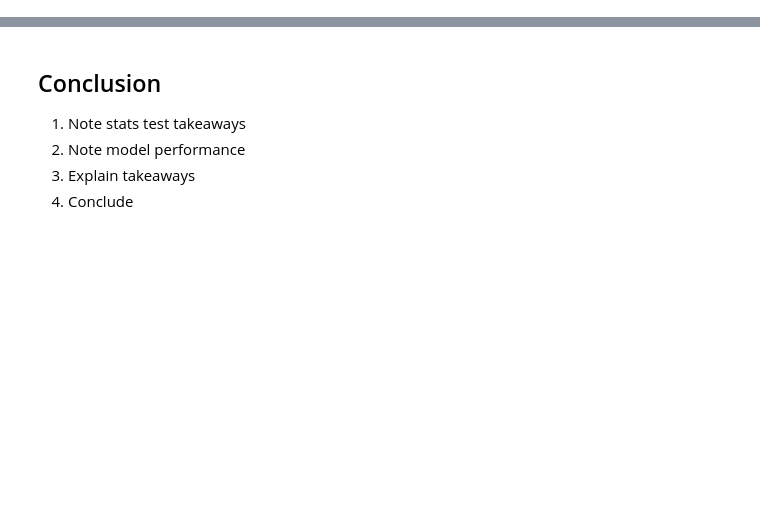
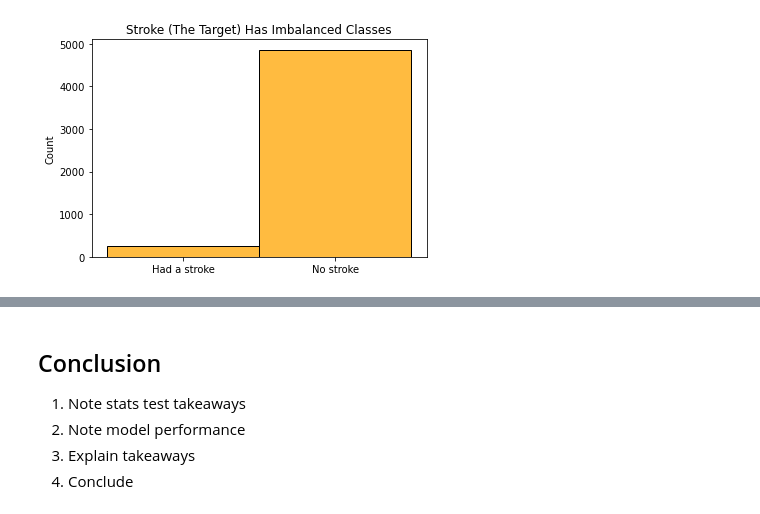
Before and after one commit to stroke-predictors/germain-capstone-stoke-prediction, a Jupyter notebook: final_notebook.ipynb, the cells around one changed output, grey strips where cells are left out. Saved outputs shown, nothing was run; the diff lists cells and outputs as text; code cells hidden in the pictures; blank space fills up the shorter version.

```diff
--- a/final_notebook.ipynb
+++ b/final_notebook.ipynb
@@ -142,0 +38,7 @@
+# %%
+# Use the prep_data function to prepare the data
+df = prepare.prep_data(pd.read_csv('healthcare-dataset-stroke-data.csv'))
+
+# Check results
+print(f'Shape: {df.shape[0]} rows, {df.shape[1]} columns.')
+df.head(3)
@@ -142,0 +65,7 @@
+# %%
+# Plot histogram showing class imbalance in 'stroke' column
+sns.histplot(np.where(df.stroke == 1, 'Had a stroke', 'No stroke'), color='orange')
+plt.title('Stroke (The Target) Has Imbalanced Classes')
+plt.show()
+# %% [output]
+[figure, added]
```
Also changed, not shown: parts of 70 cells of this notebook.
